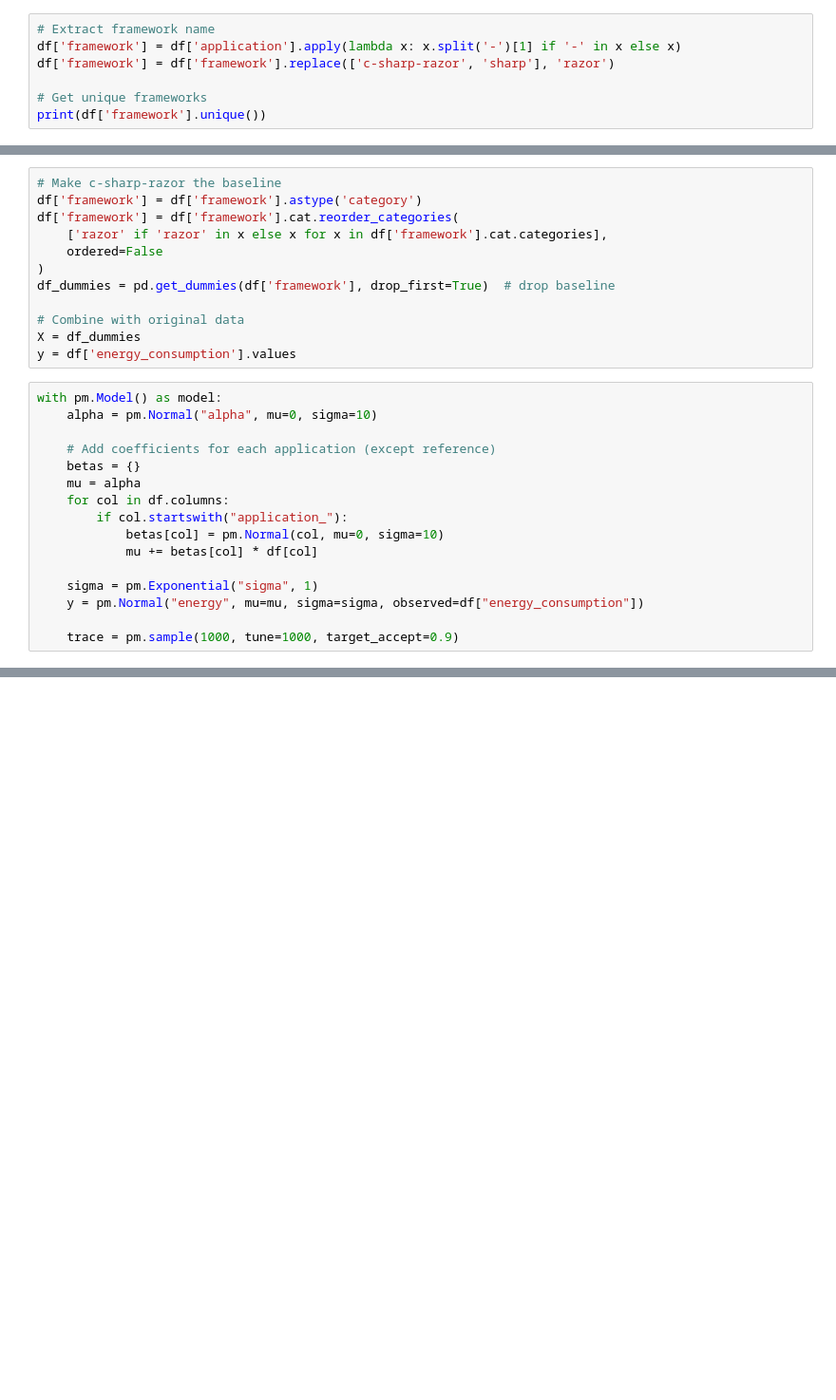
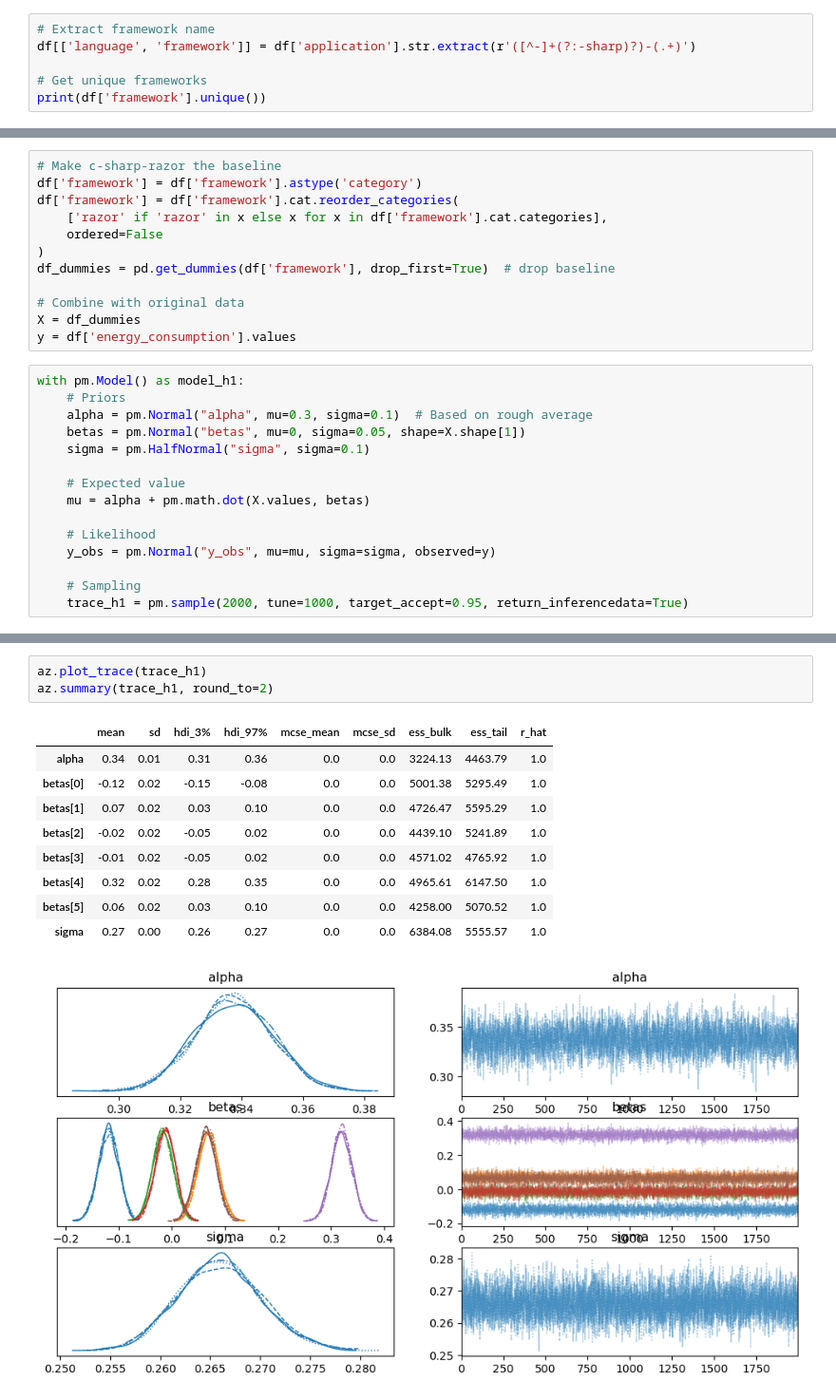
Before and after one commit to sanderengel/prpro_exam_2025, a Jupyter notebook: main-question.ipynb, the cells around one changed output, grey strips where cells are left out. Shown at 95% size. Drawn from its saved outputs; the diff is of its cells as text; blank space fills up the shorter version.

Commit message:
feat: model 1

```diff
--- a/main-question.ipynb
+++ b/main-question.ipynb
@@ -126,8 +126,7 @@ import matplotlib.pyplot as plt
 df = pd.read_csv('dataset.csv')
 # %%
 # Extract framework name
-df['framework'] = df['application'].apply(lambda x: x.split('-')[1] if '-' in x else x)
-df['framework'] = df['framework'].replace(['c-sharp-razor', 'sharp'], 'razor')
+df[['language', 'framework']] = df['application'].str.extract(r'([^-]+(?:-sharp)?)-(.+)')
 
 # Get unique frameworks
 print(df['framework'].unique())
@@ -146,21 +161,20 @@ df_dummies = pd.get_dummies(df['framework'], drop_first=True)  # drop baseline
 X = df_dummies
 y = df['energy_consumption'].values
 # %%
-with pm.Model() as model:
-    alpha = pm.Normal("alpha", mu=0, sigma=10)
+with pm.Model() as model_h1:
+    # Priors
+    alpha = pm.Normal("alpha", mu=0.3, sigma=0.1)  # Based on rough average
+    betas = pm.Normal("betas", mu=0, sigma=0.05, shape=X.shape[1])
+    sigma = pm.HalfNormal("sigma", sigma=0.1)
 
-    # Add coefficients for each application (except reference)
-    betas = {}
-    mu = alpha
-    for col in df.columns:
-        if col.startswith("application_"):
-            betas[col] = pm.Normal(col, mu=0, sigma=10)
-            mu += betas[col] * df[col]
+    # Expected value
+    mu = alpha + pm.math.dot(X.values, betas)
 
-    sigma = pm.Exponential("sigma", 1)
-    y = pm.Normal("energy", mu=mu, sigma=sigma, observed=df["energy_consumption"])
+    # Likelihood
+    y_obs = pm.Normal("y_obs", mu=mu, sigma=sigma, observed=y)
 
-    trace = pm.sample(1000, tune=1000, target_accept=0.9)
+    # Sampling
+    trace_h1 = pm.sample(2000, tune=1000, target_accept=0.95, return_inferencedata=True)
 # %% [output]
 Initializing NUTS using jitter+adapt_diag...
 Multiprocess sampling (4 chains in 4 jobs)
@@ -189,0 +185,14 @@ CausalGraphicalModel(
+# %%
+az.plot_trace(trace_h1)
+az.summary(trace_h1, round_to=2)
+# %% [output]
+|  | mean | sd | hdi_3% | hdi_97% | mcse_mean | mcse_sd | ess_bulk | ess_tail | r_hat |
+| alpha | 0.34 | 0.01 | 0.31 | 0.36 | 0.0 | 0.0 | 3224.13 | 4463.79 | 1.0 |
+| betas[0] | -0.12 | 0.02 | -0.15 | -0.08 | 0.0 | 0.0 | 5001.38 | 5295.49 | 1.0 |
+| betas[1] | 0.07 | 0.02 | 0.03 | 0.10 | 0.0 | 0.0 | 4726.47 | 5595.29 | 1.0 |
+| betas[2] | -0.02 | 0.02 | -0.05 | 0.02 | 0.0 | 0.0 | 4439.10 | 5241.89 | 1.0 |
+| betas[3] | -0.01 | 0.02 | -0.05 | 0.02 | 0.0 | 0.0 | 4571.02 | 4765.92 | 1.0 |
+| betas[4] | 0.32 | 0.02 | 0.28 | 0.35 | 0.0 | 0.0 | 4965.61 | 6147.50 | 1.0 |
+| betas[5] | 0.06 | 0.02 | 0.03 | 0.10 | 0.0 | 0.0 | 4258.00 | 5070.52 | 1.0 |
+| sigma | 0.27 | 0.00 | 0.26 | 0.27 | 0.0 | 0.0 | 6384.08 | 5555.57 | 1.0 |
+[figure, added]
```
Also changed, not shown: parts of 7 cells of this notebook.
